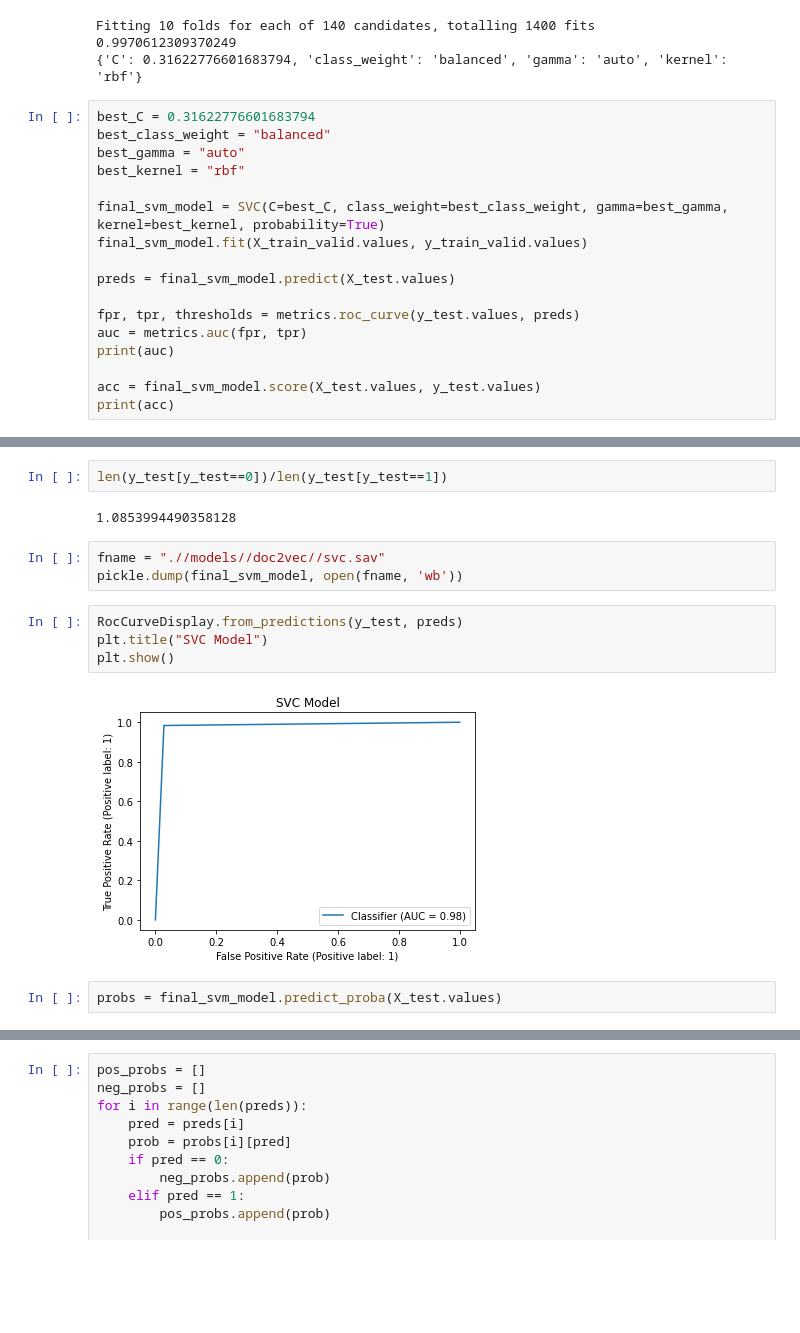
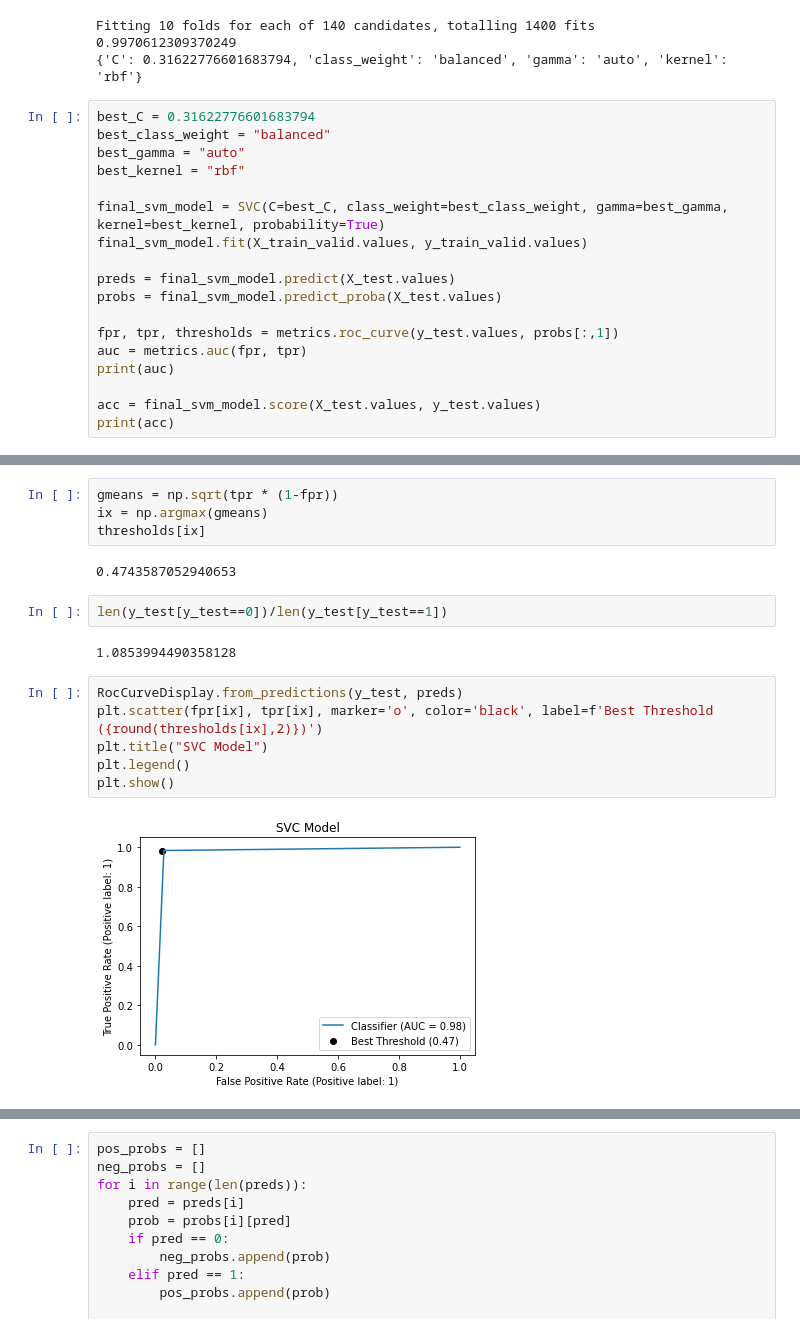
Before and after one commit to nsusemiehl/ADS-ML-Classifier, a Jupyter notebook: Classification.ipynb, the cells around one changed output, grey strips where cells are left out. Drawn from its saved outputs; the diff is of its cells as text; blank space fills up the shorter version.

Commit message:
additional model and API testing

```diff
--- a/Classification.ipynb
+++ b/Classification.ipynb
@@ -188,8 +382,9 @@ final_svm_model = SVC(C=best_C, class_weight=best_class_weight, gamma=best_gamma
 final_svm_model.fit(X_train_valid.values, y_train_valid.values)
 
 preds = final_svm_model.predict(X_test.values)
+probs = final_svm_model.predict_proba(X_test.values)
 
-fpr, tpr, thresholds = metrics.roc_curve(y_test.values, preds)
+fpr, tpr, thresholds = metrics.roc_curve(y_test.values, probs[:,1])
 auc = metrics.auc(fpr, tpr)
 print(auc)
 
@@ -201,15 +420,18 @@ print(acc)
+# %%
+gmeans = np.sqrt(tpr * (1-fpr))
+ix = np.argmax(gmeans)
+thresholds[ix]
+# %% [output]
+0.4743587052940653
 # %%
 len(y_test[y_test==0])/len(y_test[y_test==1])
 # %% [output]
 1.0853994490358128
-# %%
-fname = ".//models//doc2vec//svc.sav"
-pickle.dump(final_svm_model, open(fname, 'wb'))
 # %%
 RocCurveDisplay.from_predictions(y_test, preds)
+plt.scatter(fpr[ix], tpr[ix], marker='o', color='black', label=f'Best Threshold ({round(thresholds[ix],2)})')
 plt.title("SVC Model")
+plt.legend()
 plt.show()
 # %% [output]
-[figure, old version]
+[figure, new version]
-# %%
-probs = final_svm_model.predict_proba(X_test.values)
```
Also changed, not shown: parts of 17 cells of this notebook, 11 other files.
